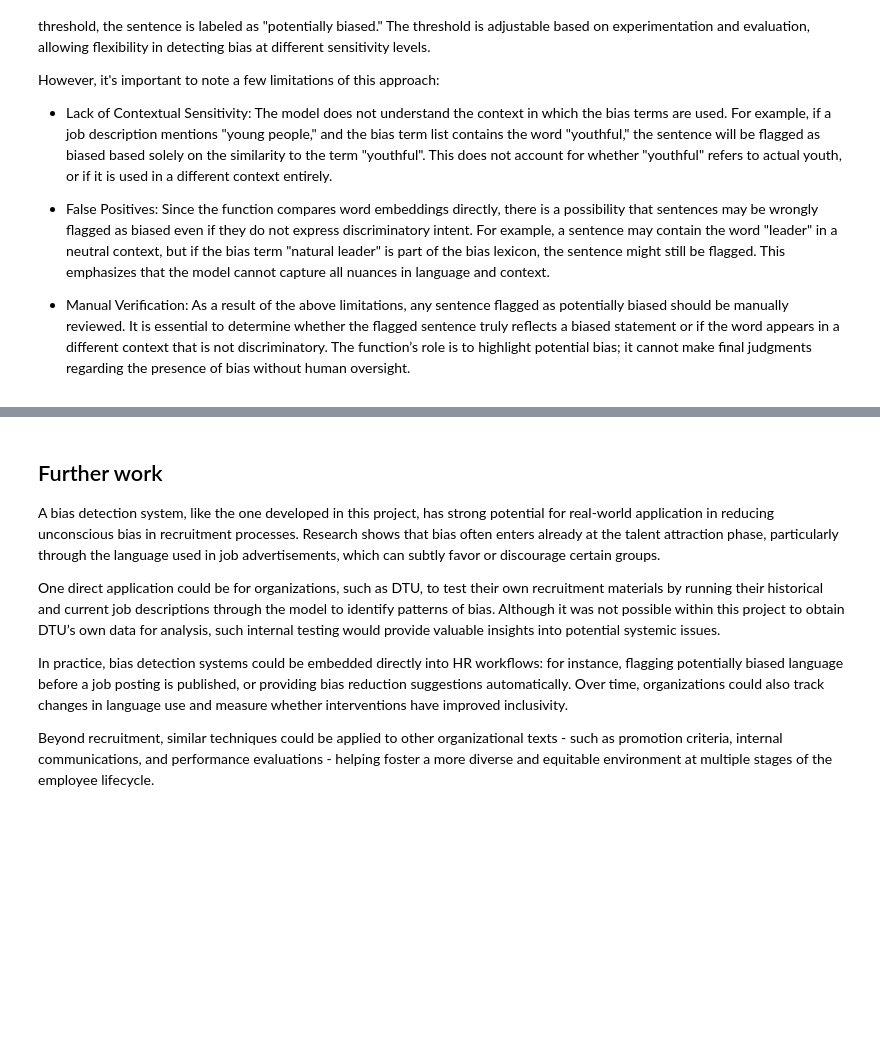
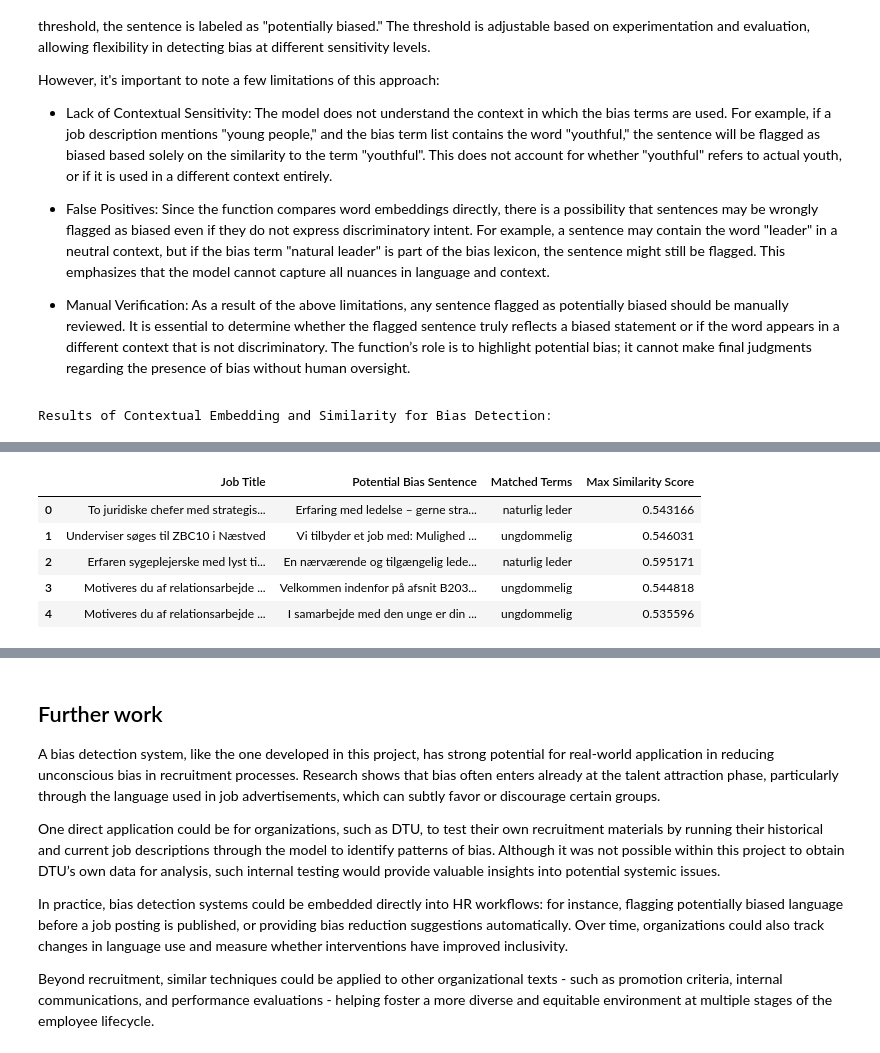
Before and after one commit to annemollelsborg/detection_of_workforce_discrimination, a Jupyter notebook: Women_in_men_fields.ipynb, the cells around one changed output, grey strips where cells are left out. Drawn from its saved outputs; the diff is of its cells as text; code cells hidden in the pictures; blank space fills up the shorter version.

```diff
--- a/Women_in_men_fields.ipynb
+++ b/Women_in_men_fields.ipynb
@@ -609,10 +606,22 @@ def context_analysis(df, bias_terms, title_col="title", desc_col="description",
 
     return results
 # %%
+def results_to_dataframe(results):
+    records = []
+    for r in results:
+        record = {
+            "Job Title": r["Job Title"],
+            "Potential Bias Sentence": r["Potential Bias in"],
+            "Matched Terms": ", ".join(r["Matched terms"]),
+            "Max Similarity Score": r["Max Score"]
+        }
+        records.append(record)
+    return pd.DataFrame(records)
+
 results = context_analysis(df, bias_terms, title_col="Job Title", desc_col="Job Description")
 # Print results
 print("Results of Contextual Embedding and Similarity for Bias Detection:")
-for job in results:
+""" for job in results:
     print(f"🔹 Job Title: {job['Job Title']}")
     if job['Potential Bias in']:
         print(f"  - Potential Bias in: '{job['Potential Bias in']}'")
@@ -620,4 +629,11 @@ for job in results:
         print(f"  - Max Score: {job['Max Score']}")
     else:
         print("  - No biased words found.")
-    print("-" * 50)
+    print("-" * 50) """
+
+# Convert semantic similarity results to DataFrame
+nltk.download('punkt')
+df_results = results_to_dataframe(results)
+display(df_results.head())
+# %% [output]
+Results of Contextual Embedding and Similarity for Bias Detection:
@@ -624,3 +643,9 @@ for job in results:
+|  | Job Title | Potential Bias Sentence | Matched Terms | Max Similarity Score |
+| 0 | To juridiske chefer med strategis... | Erfaring med ledelse – gerne stra... | naturlig leder | 0.543166 |
+| 1 | Underviser søges til ZBC10 i Næstved | Vi tilbyder et job med: Mulighed ... | ungdommelig | 0.546031 |
+| 2 | Erfaren sygeplejerske med lyst ti... | En nærværende og tilgængelig lede... | naturlig leder | 0.595171 |
+| 3 | Motiveres du af relationsarbejde ... | Velkommen indenfor på afsnit B203... | ungdommelig | 0.544818 |
+| 4 | Motiveres du af relationsarbejde ... | I samarbejde med den unge er din ... | ungdommelig | 0.535596 |
 # %% [markdown]
 ### Sentence-level Bias Classifier
 After identifying sentences in job descriptions that are labeled as biased based on the bias terms both directly using lexicon-based detection and semantically using the contextual embedding, the next step is to build a classifier that can recognize biased language even when specific bias terms or their synonyms do not appear directly in the text.
```
Also changed, not shown: parts of 17 cells of this notebook.
